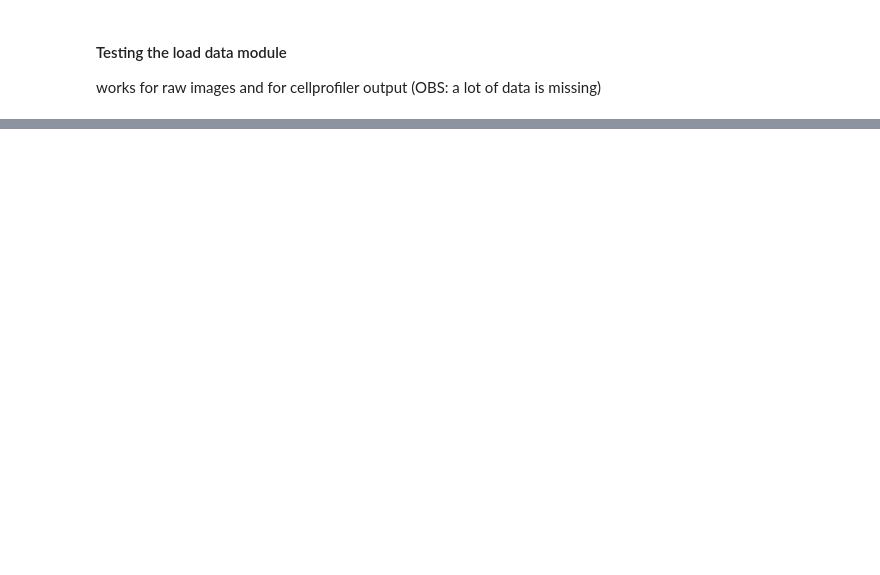
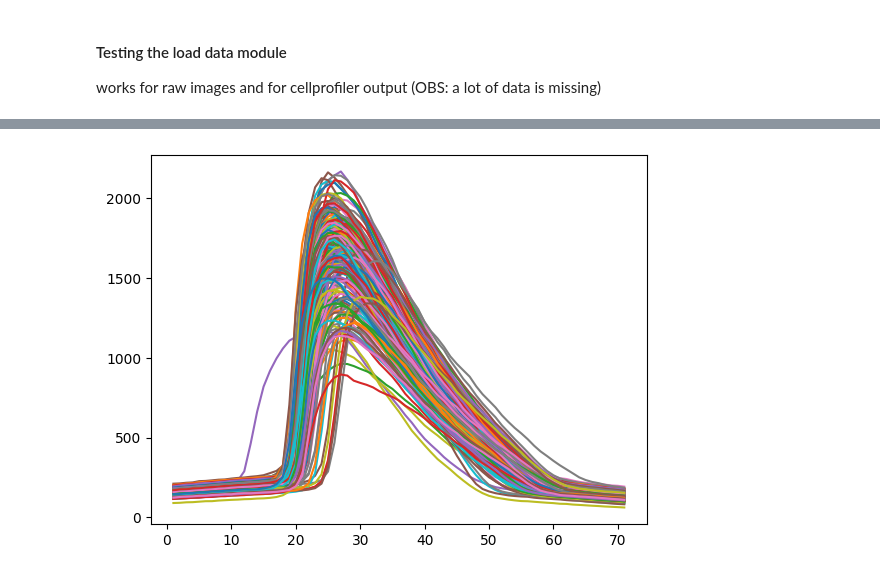
Before and after one commit to pharmbio/SphereDetect, a Jupyter notebook: cp_output_example.ipynb, the cells around one changed output, grey strips where cells are left out. Cells and saved outputs as stored; diff of their text form; code cells hidden in the pictures; blank space fills up the shorter version.

```diff
--- a/cp_output_example.ipynb
+++ b/cp_output_example.ipynb
@@ -33,14 +73,14 @@ results = detector.detect_spheres(-2, 250)
 
 detector = SphereDetect()
 detected_spheres = detector.run(
-        regex = r'([A-P]\d{1,2})Z(\d+)C03', #TODO: is this the best way to do this?
+        regex = r'([A-P]\d{1,2})_T0001F001L01A03Z(\d+)C03', #TODO: is this the best way to do this?
         channel = 'SYTO',
         image_path = '/mnt/external-images-pvc/spher-colo52-az/CellPainting_20241220clearedspheroidsBOMI_20241220_151510/AssayPlate_Corning_3830/',
         # image_path = '/home/jovyan/share/data/analyses/christa/SphereDetect/cp_output.parquet',
         z_info = 'Metadata_Plane',
         offset = -2,
         fmin = 250,
-        visualize = False,
+        visualize = True,
 )
 
 # print(detected_spheres)
@@ -67,0 +103,17 @@ detector.results
+# %%
+import matplotlib.pyplot as plt
+
+## For inspection only
+
+df_plot = detector.results
+
+# Group df by Metadata_Well and sort by Metadata_Z
+df_plot = df_plot.sort_values(by='Metadata_Z')
+df_grouped = df_plot.groupby('Metadata_Well')
+
+# Then plot the normalized variance across Z for each well
+fig, ax = plt.subplots()
+for name, group in df_grouped:
+    ax.plot(group['Metadata_Z'], group['normalized_variance'], label=name)
+# %% [output]
+[figure, added]
```
Also changed, not shown: parts of 13 cells of this notebook, 2 other files.
